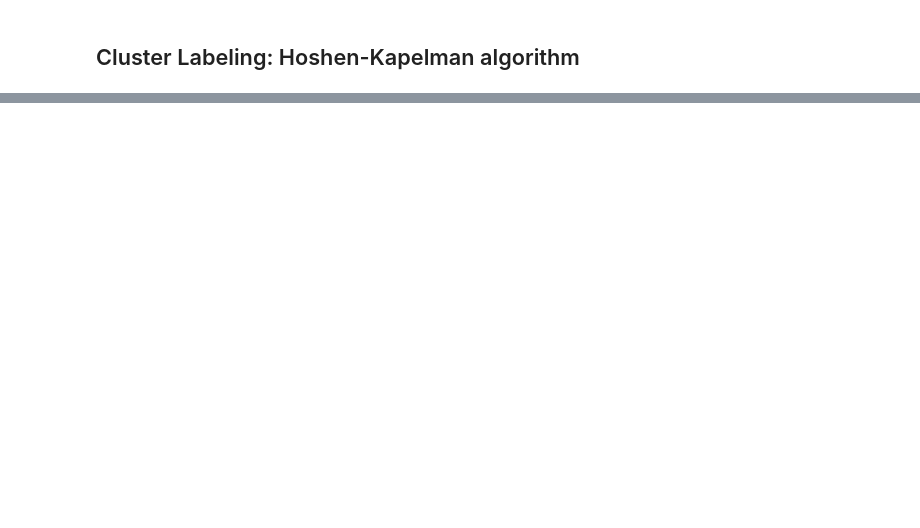
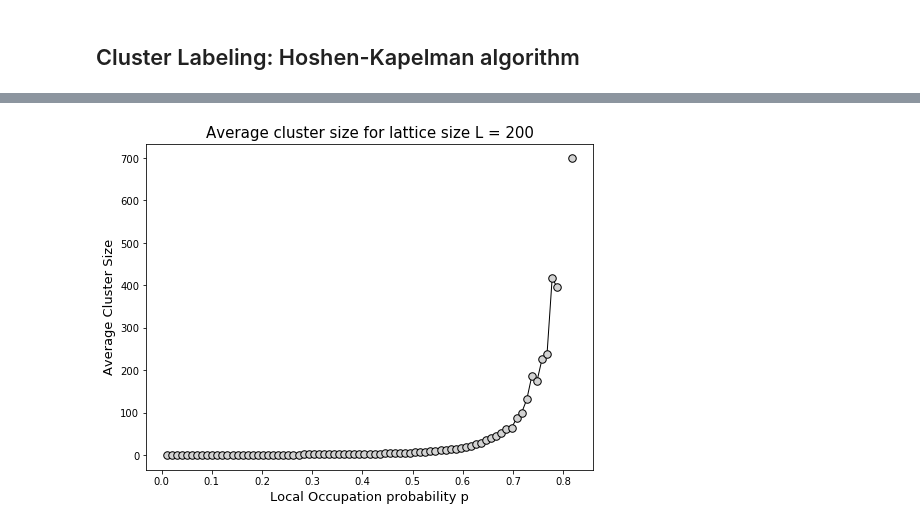
Before and after one commit to erikperez20/Computational_Condensed_Matter_Physics, a Jupyter notebook: Percolation.ipynb, the cells around one changed output, grey strips where cells are left out. Drawn from its saved outputs; the diff is of its cells as text; code cells hidden in the pictures; blank space fills up the shorter version.

```diff
--- a/Percolation.ipynb
+++ b/Percolation.ipynb
@@ -187,0 +313,17 @@ for axx in ax.flat:
+# %%
+average_sizes = []
+for pval in probability_values[1:]:
+    sizes_mean = []
+    for j in range(M_samples):
+        lattice = generate_sample(L,pval)
+        clusters_group = Hoshen_Kapelman(L, lattice).run()
+        clusters_etiquette = list(set(clusters_group.flatten()))[1:-1]
+#         print(clusters_etiquette)
+        sizes = np.array([list(clusters_group.flatten()).count(cluster_et) for cluster_et in clusters_etiquette])
+#         print(sizes)
+
+#         break
+#     break
+
+        sizes_mean.append(sizes.mean())
+    average_sizes.append(np.array(sizes_mean).mean())
@@ -187,0 +334,10 @@ for axx in ax.flat:
+# %%
+fig,ax = plt.subplots(figsize = (8,6))
+ax.set_xlabel('Local Occupation probability p',fontsize = 13)
+ax.set_ylabel('Average Cluster Size',fontsize = 13)
+ax.plot(probability_values[1:], average_sizes, 'o-k',linewidth=1, markersize=7.5, markerfacecolor = 'lightgray',
+           markeredgecolor = 'k', markeredgewidth = 1)
+ax.set_title('Average cluster size for lattice size L = 200', fontsize = 15)
+plt.show()
+# %% [output]
+[figure, added]
```
Also changed, not shown: parts of 21 cells of this notebook.
